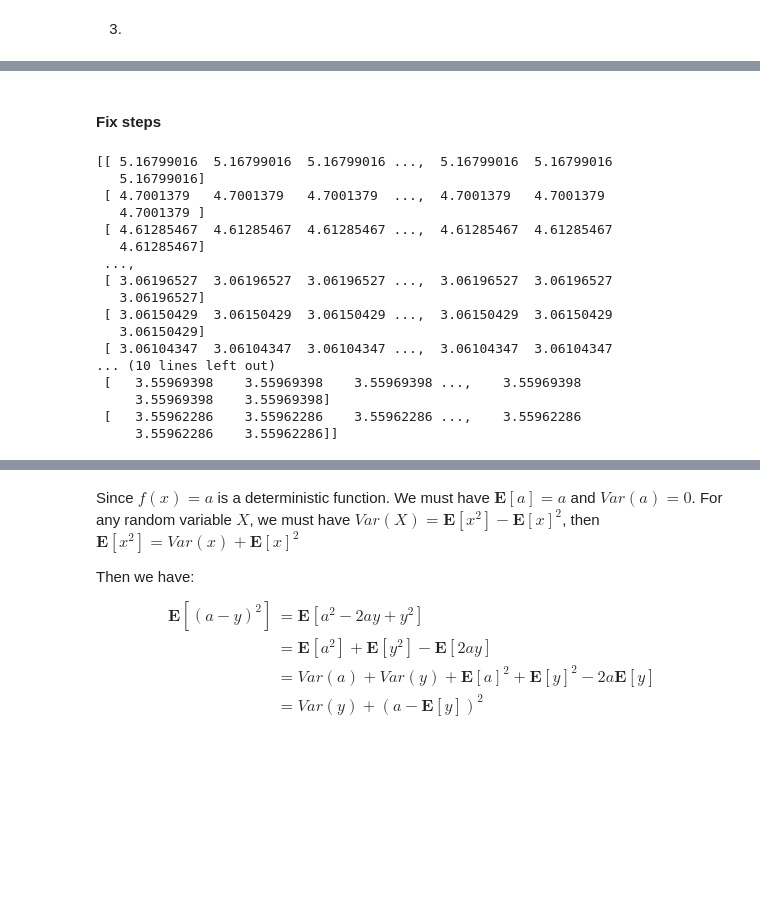
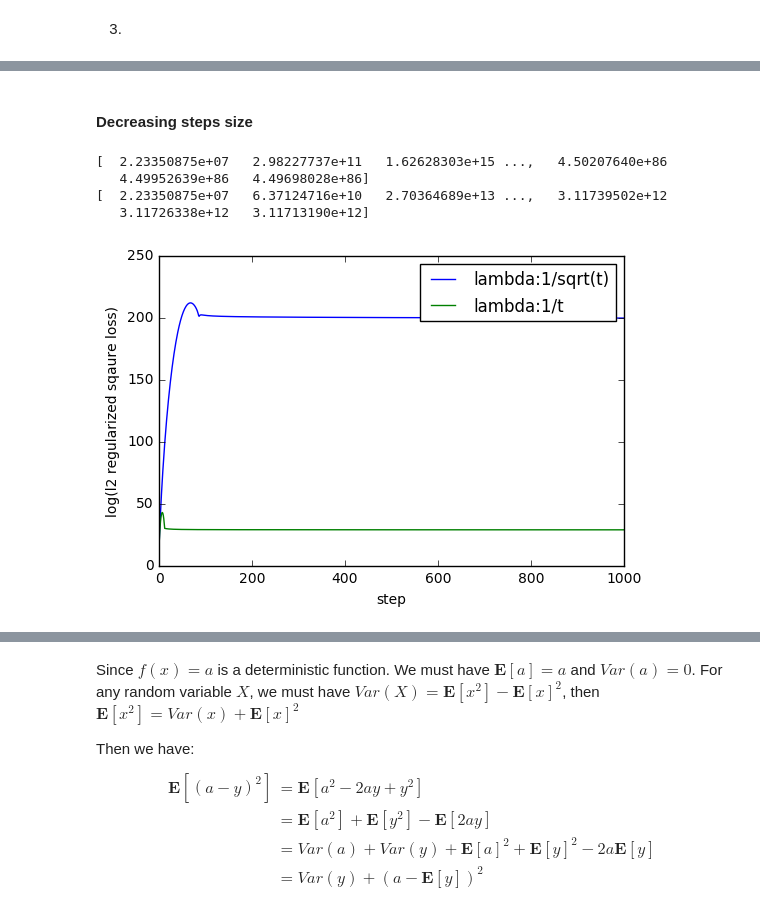
Before and after one commit to ZhuoruLin/DSGA1003_ML, a Jupyter notebook: HW1/Assignment1.ipynb, the cells around one changed output, grey strips where cells are left out. Saved outputs shown, nothing was run; the diff lists cells and outputs as text; code cells hidden in the pictures; blank space fills up the shorter version.

```diff
--- a/HW1/Assignment1.ipynb
+++ b/HW1/Assignment1.ipynb
@@ -381,29 +399,17 @@ def stochastic_grad_descent(X, y, alpha=0.1, lambda_reg=1, num_iter=1000):
 # %% [markdown]
-#### Fix steps
+#### Decreasing steps size
 # %%
-for step_size in [0.05,0.005]:
+for step_size in ['1/sqrt(t)','1/t']:
     loss_hist_SGD,theta_hist_SGD = stochastic_grad_descent(X_train,y_train,lambda_reg=1e-5,alpha=step_size)
-    print(loss_hist_SGD)
-    #plt.plot(range(len(loss_hist_SGD)),np.log(loss_hist_SGD),label='lambda:'+str(step_size))
-#plt.xlabel("step")
-#plt.ylabel("log(sqaure loss)")
-#plt.legend()
-#plt.show()
+    #print(loss_hist_SGD)
+    plt.plot(range(len(loss_hist_SGD)),np.log(loss_hist_SGD),label='lambda:'+str(step_size))
+plt.xlabel("step")
+plt.ylabel("log(l2 regularized sqaure loss)")
+plt.legend()
+plt.show()
 # %% [output]
-[[ 5.16799016  5.16799016  5.16799016 ...,  5.16799016  5.16799016
-   5.16799016]
- [ 4.7001379   4.7001379   4.7001379  ...,  4.7001379   4.7001379
-   4.7001379 ]
- [ 4.61285467  4.61285467  4.61285467 ...,  4.61285467  4.61285467
-   4.61285467]
- ...,
- [ 3.06196527  3.06196527  3.06196527 ...,  3.06196527  3.06196527
-   3.06196527]
- [ 3.06150429  3.06150429  3.06150429 ...,  3.06150429  3.06150429
-   3.06150429]
- [ 3.06104347  3.06104347  3.06104347 ...,  3.06104347  3.06104347
-... (10 lines left out)
- [   3.55969398    3.55969398    3.55969398 ...,    3.55969398
-     3.55969398    3.55969398]
- [   3.55962286    3.55962286    3.55962286 ...,    3.55962286
-     3.55962286    3.55962286]]
+[  2.23350875e+07   2.98227737e+11   1.62628303e+15 ...,   4.50207640e+86
+   4.49952639e+86   4.49698028e+86]
+[  2.23350875e+07   6.37124716e+10   2.70364689e+13 ...,   3.11739502e+12
+   3.11726338e+12   3.11713190e+12]
+[figure, added]
```
Also changed, not shown: parts of 23 cells of this notebook, 17 other files.
